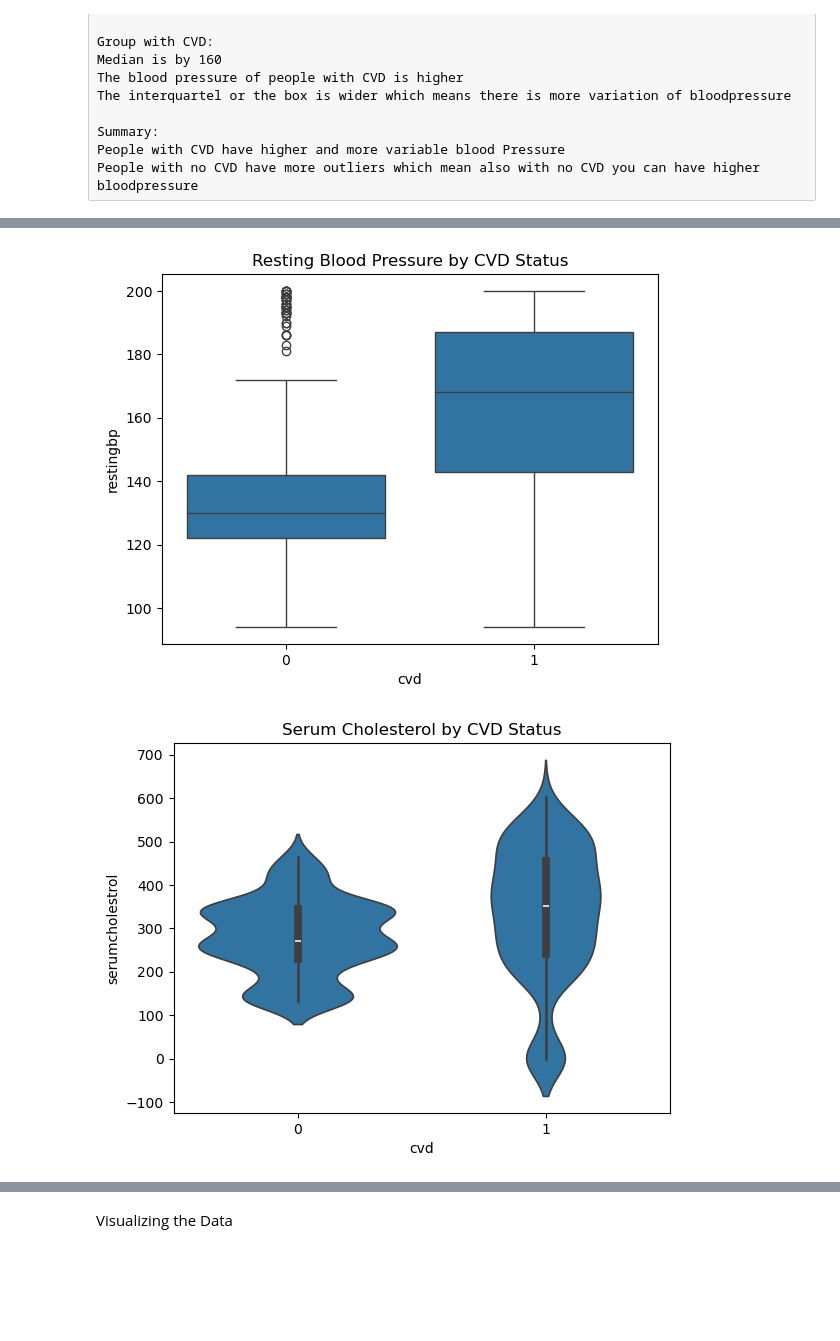
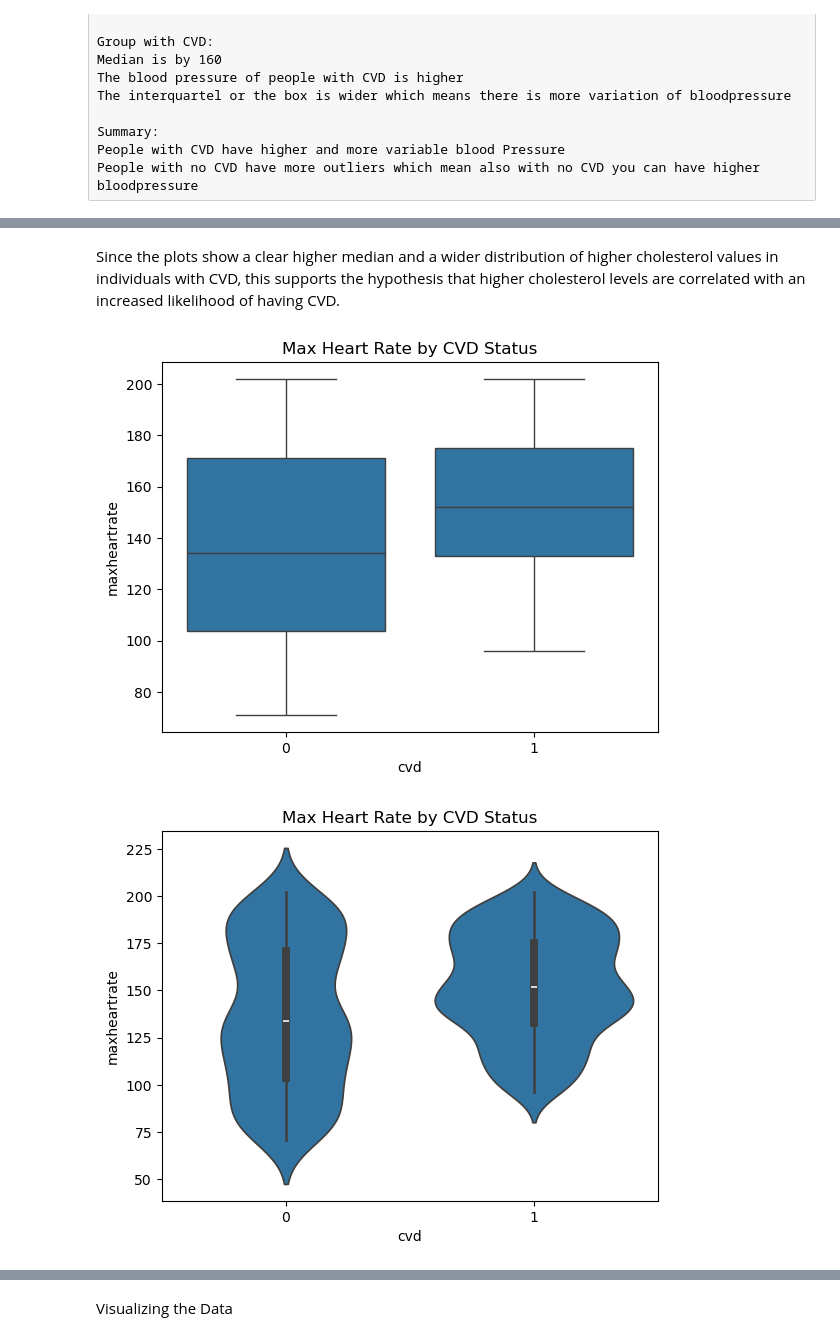
Before and after one commit to BigKawa/Projekt1-Linh-Zala-CVD, a Jupyter notebook: cvd_notebook.ipynb, the cells around one changed output, grey strips where cells are left out. Drawn from its saved outputs; the diff is of its cells as text; code cells hidden in the pictures; blank space fills up the shorter version.

```diff
--- a/cvd_notebook.ipynb
+++ b/cvd_notebook.ipynb
@@ -435,15 +415,15 @@ plt.show()
+# %% [markdown]
+Since the plots show a clear higher median and a wider distribution of higher cholesterol values in individuals with CVD, this supports the hypothesis that higher cholesterol levels are correlated with an increased likelihood of having CVD.
 # %%
-
-
 # Max heart rate distribution by CVD status
-sns.boxplot(x='cvd', y='maxheartrate', data=india_df)
+sb.boxplot(x='cvd', y='maxheartrate', data=india_df)
 plt.title('Max Heart Rate by CVD Status')
 plt.show()
 
-# Age distribution by CVD status
-sns.violinplot(x='cvd', y='age', data=india_df)
-plt.title('Age by CVD Status')
+# Max heart rate distribution by CVD status
+sb.violinplot(x='cvd', y='maxheartrate', data=india_df)
+plt.title('Max Heart Rate by CVD Status')
 plt.show()
 # %% [output]
-[figure, old version]
+[figure, new version]
-[figure, old version]
+[figure, new version]
```
Also changed, not shown: parts of 19 cells of this notebook, 1 other file.
